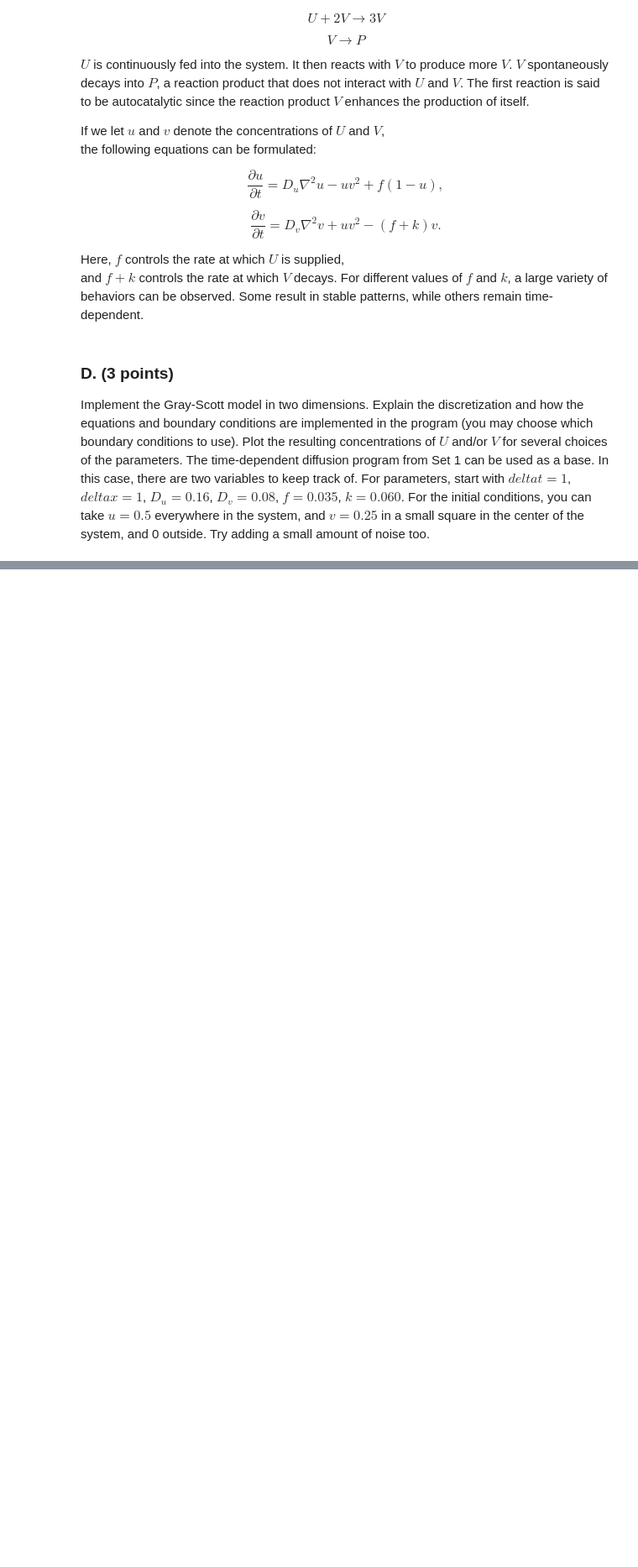
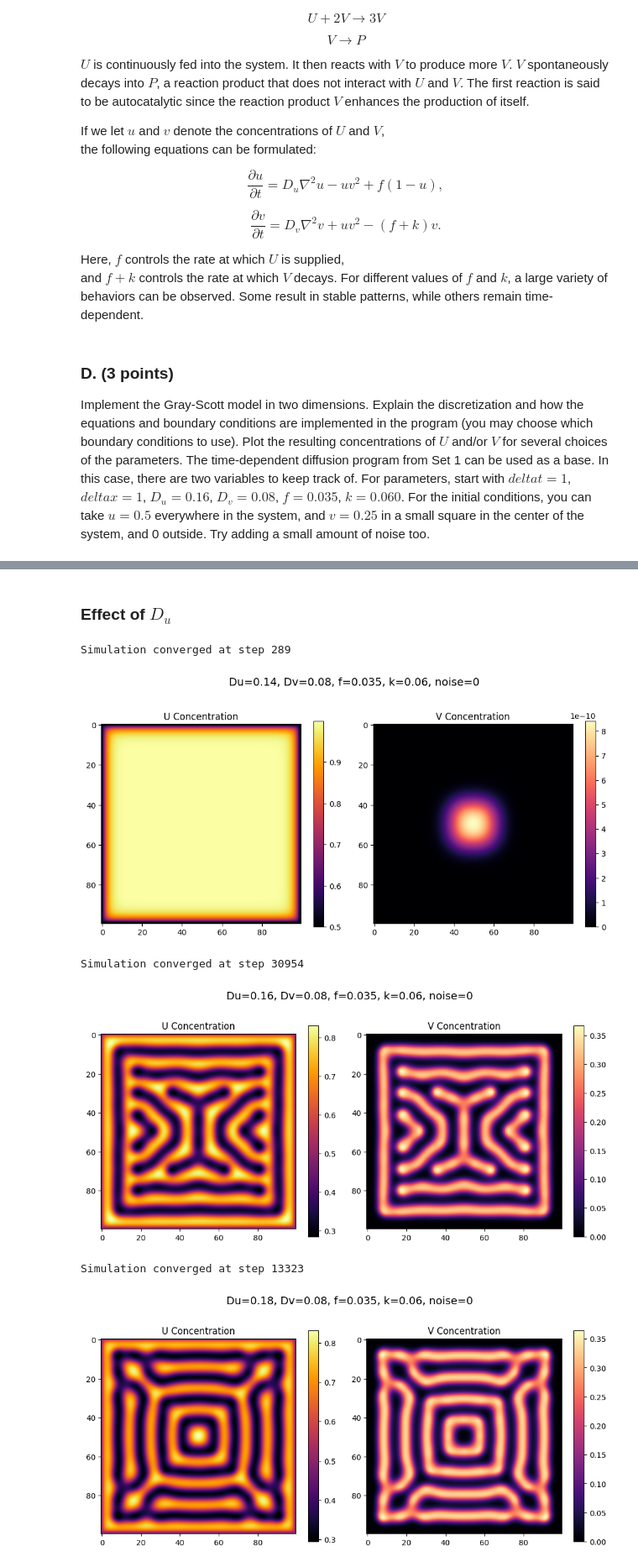
Before and after one commit to YuxinDong1010/ScientificComputingAssignment2, a Jupyter notebook: Set2.ipynb, the cells around one changed output, grey strips where cells are left out. Shown at 84% size. Saved outputs shown, nothing was run; the diff lists cells and outputs as text; code cells hidden in the pictures; blank space fills up the shorter version.

```diff
--- a/Set2.ipynb
+++ b/Set2.ipynb
@@ -342,0 +475,17 @@ Implement the Gray-Scott model in two dimensions.  Explain the discretization an
+# %% [markdown]
+### Effect of $D_u$
+# %%
+experiment_name = "Effect_of_Du"
+du_values = [0.14, 0.16, 0.18]
+
+for du in du_values:
+    params = {"Du": du, "Dv": 0.08, "f": 0.035, "k": 0.06, "noise": 0}
+    U, V = gray_scott(**params)
+    plot_result(U, V, params, experiment_name)
+# %% [output]
+Simulation converged at step 289
+[figure, added]
+Simulation converged at step 30954
+[figure, added]
+Simulation converged at step 13323
+[figure, added]
```
Also changed, not shown: parts of 11 cells of this notebook, 3 other files.
